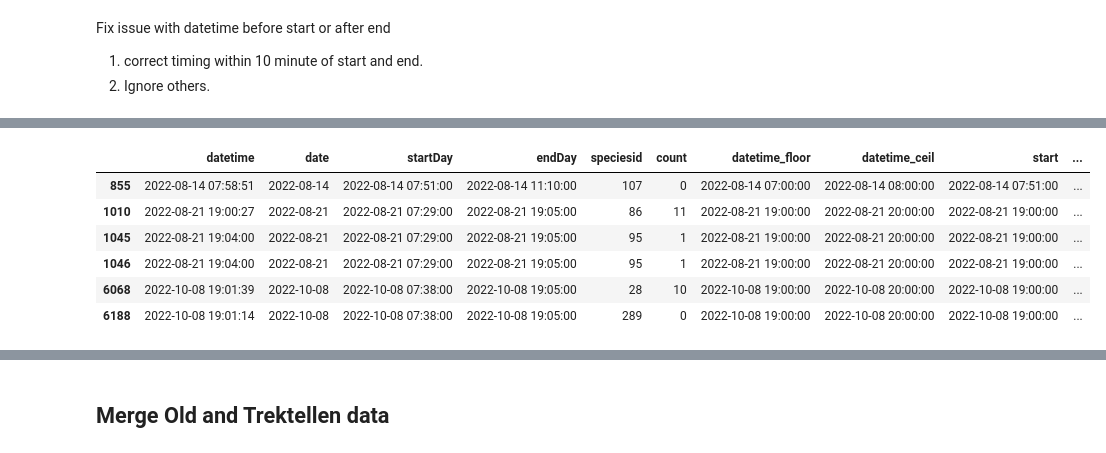
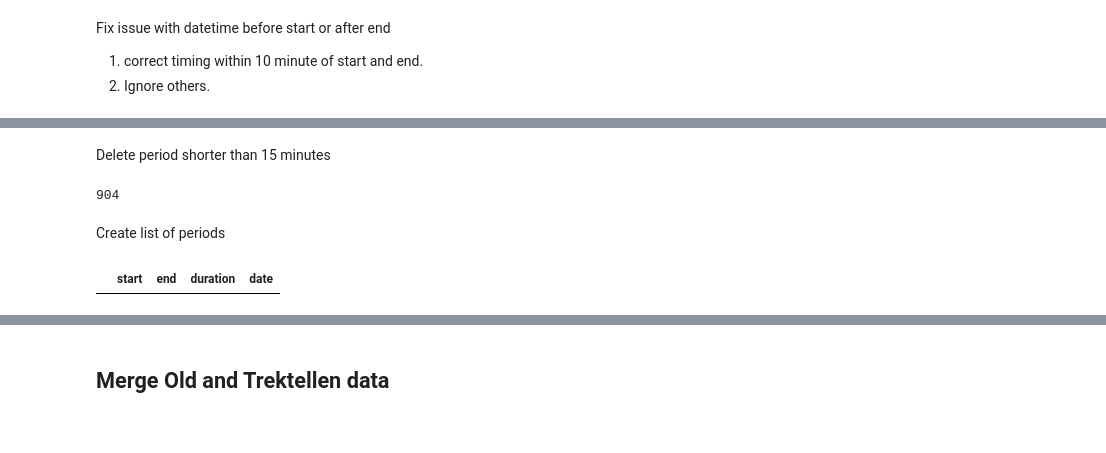
Before and after one commit to AmedeeRoy/defile-migration-forecast, a Jupyter notebook: notebooks/processing_count_data.ipynb, the cells around one changed output, grey strips where cells are left out. Cells and saved outputs as stored; diff of their text form; code cells hidden in the pictures.

```diff
--- a/notebooks/processing_count_data.ipynb
+++ b/notebooks/processing_count_data.ipynb
@@ -95,12 +377,27 @@ Create the start and end column to build list of 1hr
 # %%
-# compute the floor and ceil
-dn["datetime_floor"] = dn["datetime"].dt.floor("h")
-dn["datetime_ceil"] = dn["datetime"].dt.ceil("h")
-# If datetime falls on the perfect hour, the ceil is actual staying on this number and we want to be on the next hour
-dn.loc[dn["datetime_ceil"] == dn["datetime_floor"], "datetime_ceil"] += pd.Timedelta(
-    hours=1
-)
+def updatePeriod(row):
+    if pd.notna(row["datetime"]):
+        # compute the floor and ceil
+        datetime_floor = row["datetime"].floor("h")
+        datetime_ceil = row["datetime"].ceil("h")
 
-dn["start"] = dn[["datetime_floor", "startDay"]].max(axis=1)
-dn["end"] = dn[["datetime_ceil", "endDay"]].min(axis=1)
-dn["duration"] = dn["end"] - dn["start"]
+        # If datetime falls on the perfect hour, the ceil is actual staying on this number and we want to be on the next hour
+        if datetime_ceil == datetime_floor:
+            datetime_ceil += pd.Timedelta(hours=1)
+
+        row["start"] = max(datetime_floor, row["start"])
+        row["end"] = min(datetime_ceil, row["end"])
+    return row
+
+
+id_row = dn_expended_filtered["period_id"].isin(period_to_expand["period_id"])
+
+dn2 = pd.concat(
+    [
+        dn_expended_filtered[~id_row],
+        dn_expended_filtered[id_row].apply(updatePeriod, axis=1),
+    ]
+).sort_values(by=["start", "datetime"])
+# %%
+dn2["duration"] = dn2["end"] - dn2["start"]
+dn2
@@ -107,10 +418,16 @@ dn["duration"] = dn["end"] - dn["start"]
+# %% [markdown]
+Delete period shorter than 15 minutes
+# %%
+print(dn2[(dn2["duration"] < pd.to_timedelta(60 * 10, unit="s"))].size)
+dn2 = dn2[~(dn2["duration"] < pd.to_timedelta(60 * 10, unit="s"))]
+# %% [output]
+904
+# %% [markdown]
+Create list of periods
+# %%
+period = dn2[["start", "end", "duration", "date"]].drop_duplicates()
 # %%
-dn[dn["duration"] < pd.to_timedelta(60 * 10, unit="s")]
+# Check short duration list
+period[period["duration"] < pd.to_timedelta(60 * 10, unit="s")]
 # %% [output]
-|  | datetime | date | startDay | endDay | speciesid | count | datetime_floor | datetime_ceil | start | ... |
-| 855 | 2022-08-14 07:58:51 | 2022-08-14 | 2022-08-14 07:51:00 | 2022-08-14 11:10:00 | 107 | 0 | 2022-08-14 07:00:00 | 2022-08-14 08:00:00 | 2022-08-14 07:51:00 | ... |
-| 1010 | 2022-08-21 19:00:27 | 2022-08-21 | 2022-08-21 07:29:00 | 2022-08-21 19:05:00 | 86 | 11 | 2022-08-21 19:00:00 | 2022-08-21 20:00:00 | 2022-08-21 19:00:00 | ... |
-| 1045 | 2022-08-21 19:04:00 | 2022-08-21 | 2022-08-21 07:29:00 | 2022-08-21 19:05:00 | 95 | 1 | 2022-08-21 19:00:00 | 2022-08-21 20:00:00 | 2022-08-21 19:00:00 | ... |
-| 1046 | 2022-08-21 19:04:00 | 2022-08-21 | 2022-08-21 07:29:00 | 2022-08-21 19:05:00 | 95 | 1 | 2022-08-21 19:00:00 | 2022-08-21 20:00:00 | 2022-08-21 19:00:00 | ... |
-| 6068 | 2022-10-08 19:01:39 | 2022-10-08 | 2022-10-08 07:38:00 | 2022-10-08 19:05:00 | 28 | 10 | 2022-10-08 19:00:00 | 2022-10-08 20:00:00 | 2022-10-08 19:00:00 | ... |
-| 6188 | 2022-10-08 19:01:14 | 2022-10-08 | 2022-10-08 07:38:00 | 2022-10-08 19:05:00 | 289 | 0 | 2022-10-08 19:00:00 | 2022-10-08 20:00:00 | 2022-10-08 19:00:00 | ... |
+|  | start | end | duration | date |
```
Also changed, not shown: parts of 40 cells of this notebook, 3 other files.
